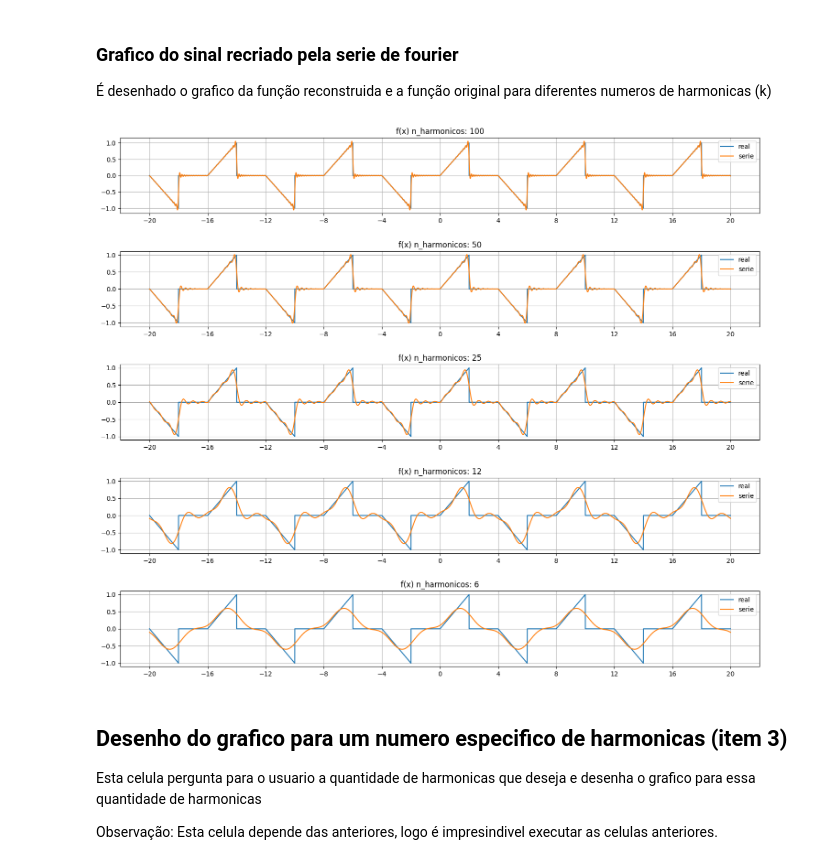
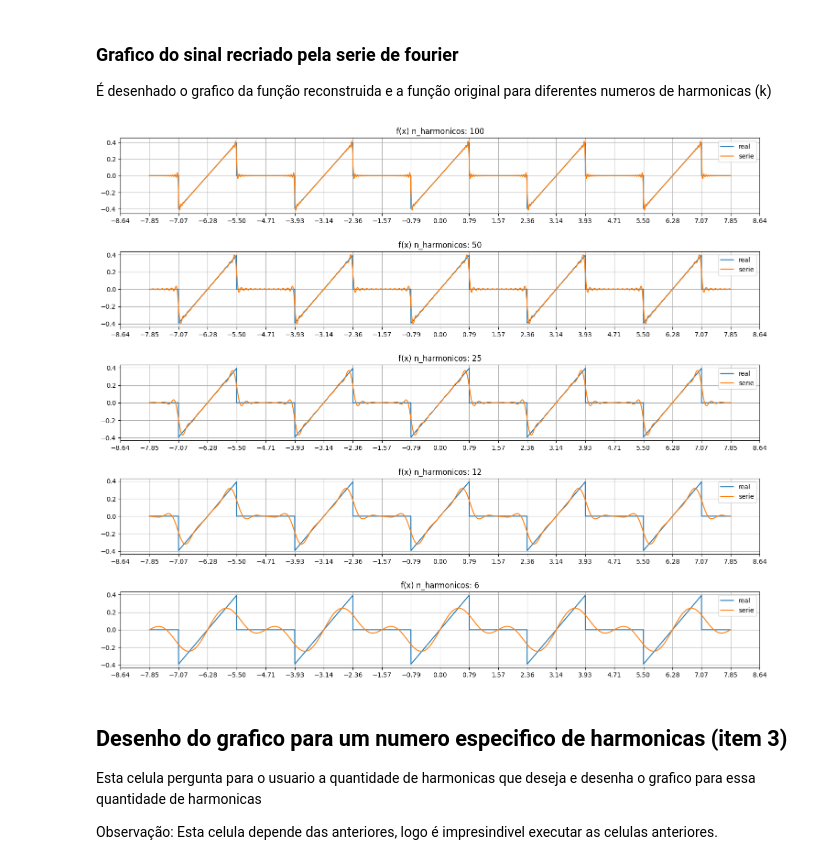
Before and after one commit to JoaoMario109/sinais-e-sistemas, a Jupyter notebook: T2/fourier.ipynb, the cells around one changed output. Cells and saved outputs as stored; diff of their text form; code cells hidden in the pictures.

```diff
--- a/T2/fourier.ipynb
+++ b/T2/fourier.ipynb
@@ -215,10 +214,10 @@ def f_t_new(ks, t):
 É desenhado o grafico da função reconstruida e a função original para diferentes numeros de harmonicas (k)
 # %%
 # Numero de periodos
-t_len = 9
+t_len = 4
 
 # Criando um vetor de t
-t = np.linspace(-(t_len / 2) * float(t_0), (t_len / 2) * float(t_0), 10000)
+t = np.linspace(-(t_len / 2) * float(t_0), (t_len / 2) * float(t_0), 1000)
 
 # Cria a figura e o plot e ativa o grid
 fig, axs = plt.subplots(5, 1, figsize = (18, 15))
@@ -354,18 +355,18 @@ $$
 ## Descrição em codigo da função
 # %%
 def f_aux(x, k):
-    period = k * 8
+    period = k * np.pi
     return (((x - period) / 2) * \
-            (np.heaviside(x - period, 1) - np.heaviside(x - (period + 2), 1))) + \
-            (-(x - (period + 4)) / 2) * \
-            (np.heaviside(x - (period + 4), 1) - np.heaviside(x - (period + 6), 1))
+            (np.heaviside(x - period, 1) - np.heaviside(x - (period + (np.pi / 4)), 1))) + \
+            ((x - (period + np.pi)) / 2) * \
+            (np.heaviside(x - (period + (3 * np.pi / 4)), 1) - np.heaviside(x - (period + np.pi), 1))
 
 def f(x):
     return [np.sum([ f_aux(d, k) for k in range(int(x.min() / 2) - 2, int(x.max() / 2) + 2) ]) for d in x ]
 # %% [markdown]
 ## Desenho do grafico da função
 # %%
-x = np.linspace(-10, 10, 1000)
+x = np.linspace(-3 * np.pi, 3 * np.pi, 1000)
 y = f(x)
 
 fig = plt.figure(figsize = (18, 8))
@@ -377,6 +378,6 @@ ax.plot(x, y)
 # Configurando o grafico
 
 ax.set_title(f'f(x)')
-ax.set_xticks(np.arange(x.min(), x.max(), 8 / 4))
+ax.set_xticks(np.arange(x.min(), x.max(), np.pi / 4))
 ax.grid(visible=True)
 # %% [output]
@@ -409,6 +403,6 @@ $$
 # %%
 # Periodo
-t_0 = sym.Rational(8, 1)
+t_0 = sym.pi
 # Frequencia
 f_0 = 1 / t_0
 # Frequencia angular
@@ -418,16 +412,14 @@ w_0 = 2 * sym.pi * f_0
 t = sym.Symbol('t')
 # Definindo o periodo
 k = sym.Symbol('k')
-# Definindo a função em um periodo
-f_t = sym.exp(-t)
-
-print("Função em um periodo: ")
-f_t = sym.Piecewise((t / 2, (t >= 0) & (t <= 2)), ((-(t - 4) / 2) , (t >= 4) & (t < 6)), (0, True))
-display(f_t)
 
 # Calculando a equação que define os coeficientes da serie de fourier para a função
-ck = f_0 * sym.integrate(f_t * sym.exp(-sym.I * k * w_0 * t), (t, 0, t_0))
+ck = f_0 * sym.integrate((t / 2) * sym.exp(-sym.I * k * w_0 * t), (t, 0, sym.pi / 4 )) + \
+    f_0 * sym.integrate(0 * sym.exp(-sym.I * k * w_0 * t), (t, sym.pi / 4, 3 * sym.pi / 4)) + \
+    f_0 * sym.integrate(((t - sym.pi) / 2) * sym.exp(-sym.I * k * w_0 * t), (t, 3 * sym.pi / 4 , sym.pi))
 
 print("Coeficientes da serie de fourier:")
 display(sym.simplify(ck))
+
+print(sym.latex(sym.simplify(ck)))
 # %% [output]
@@ -472,35 +463,35 @@ t = np.linspace(-(t_len / 2) * float(t_0), (t_len / 2) * float(t_0), 7000)
 # Cria a figura e o plot e ativa o grid
 fig, axs = plt.subplots(5, 1, figsize = (18, 15))
 fig.subplots_adjust(hspace=0.5)
 
 
 
 for i, ax in enumerate(axs):
 
     # Calculando para o numero de harmonicos
     # Numero de harmonicas
     ks_len = int(100 / (2 ** i))
 
     # Criando um vetor de harmonicas
     ks = np.arange(-int(ks_len / 2), int(ks_len / 2), 1)
 
     # Configurando o grafico
     ax.set_title(f'f(x) n_harmonicos: {ks_len}')
-    ax.set_xticks(np.arange(-(t_len * float(t_0)), (t_len * float(t_0)), float(t_0) / 2))
+    ax.set_xticks(np.arange(-(t_len * float(t_0)), (t_len * float(t_0)), float(t_0) / 4))
     ax.grid()
 
     # Desenha o grafico da onda real
     ax.plot(t, f(t), label='real')
 
     # Cria o grafico da onda estimada pela serie
     ax.plot(t, f_t_new(ks, t), label='serie')
 
     ax.legend()
 
 # Show the plot
 plt.show()
 # %% [output]
-[figure, old version]
+[figure, new version]
 # %% [markdown]
 ## Desenho do grafico para um numero especifico de harmonicas  (item 3)
 
```
Also changed, not shown: parts of 16 cells of this notebook.
